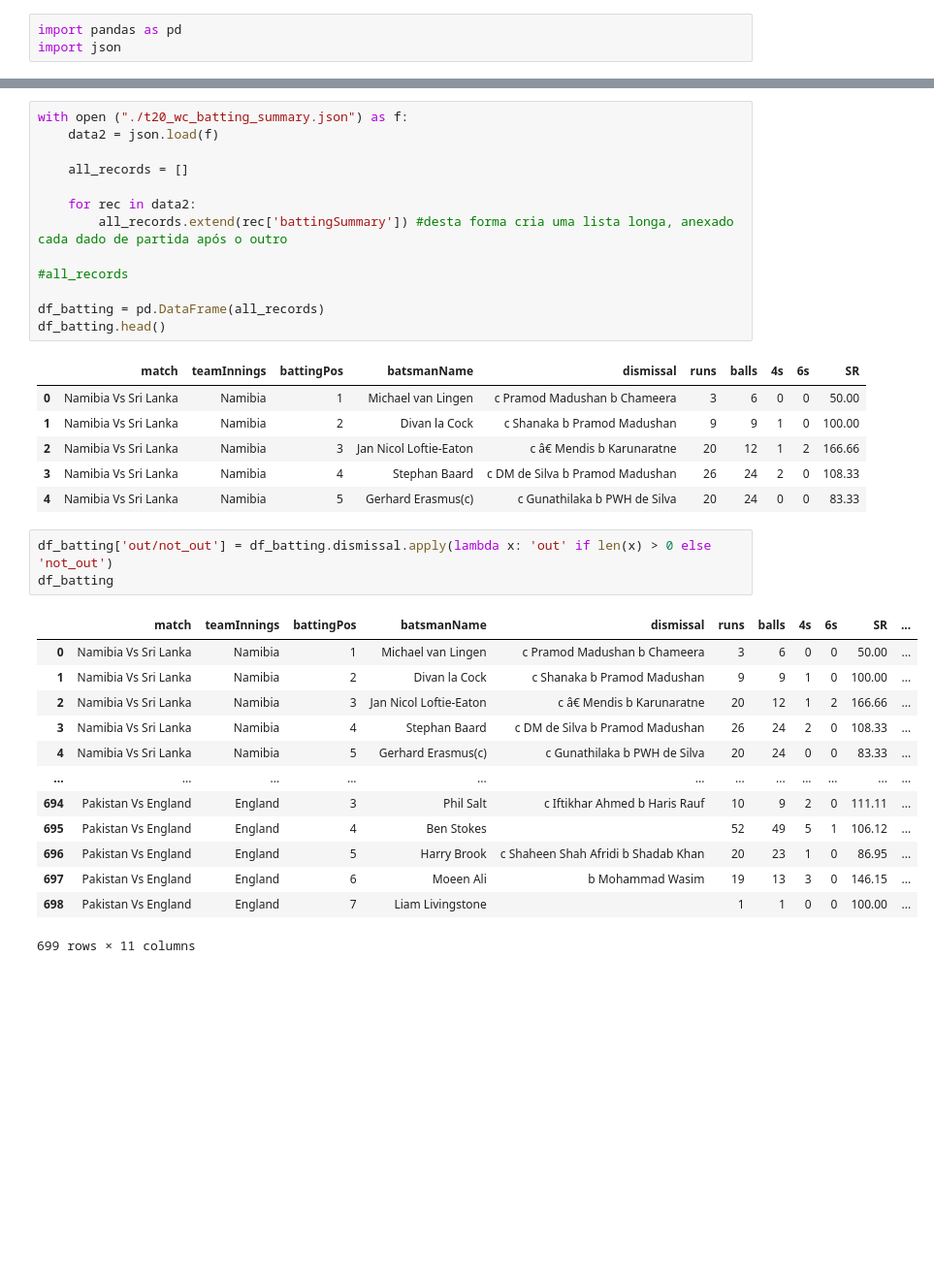
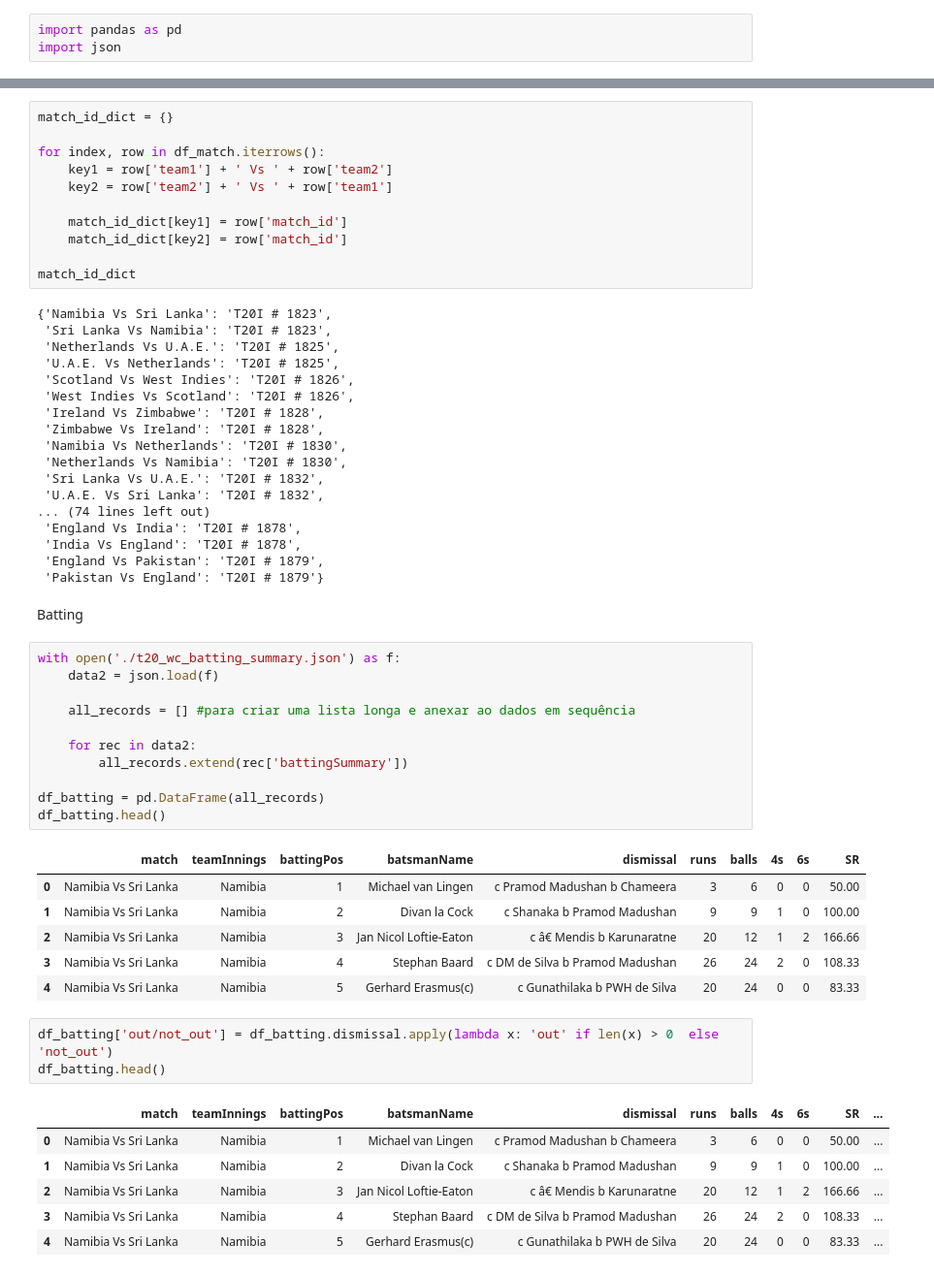
Before and after one commit to lucasplr/DataScience-Alura, a Jupyter notebook: Prática/02/pratica02.ipynb, the cells around one changed output, grey strips where cells are left out. Shown at 97% size. Saved outputs shown, nothing was run; the diff lists cells and outputs as text; blank space fills up the shorter version.

```diff
--- a/Prática/02/pratica02.ipynb
+++ b/Prática/02/pratica02.ipynb
@@ -29,13 +31,42 @@ df_match.to_csv('t20_match.csv', sep=';', index=False)
+# %%
+match_id_dict = {}
+
+for index, row in df_match.iterrows():
+    key1 = row['team1'] + ' Vs ' + row['team2']
+    key2 = row['team2'] + ' Vs ' + row['team1']
+
+    match_id_dict[key1] = row['match_id']
+    match_id_dict[key2] = row['match_id']
+
+match_id_dict
+# %% [output]
+{'Namibia Vs Sri Lanka': 'T20I # 1823',
+ 'Sri Lanka Vs Namibia': 'T20I # 1823',
+ 'Netherlands Vs U.A.E.': 'T20I # 1825',
+ 'U.A.E. Vs Netherlands': 'T20I # 1825',
+ 'Scotland Vs West Indies': 'T20I # 1826',
+ 'West Indies Vs Scotland': 'T20I # 1826',
+ 'Ireland Vs Zimbabwe': 'T20I # 1828',
+ 'Zimbabwe Vs Ireland': 'T20I # 1828',
+ 'Namibia Vs Netherlands': 'T20I # 1830',
+ 'Netherlands Vs Namibia': 'T20I # 1830',
+ 'Sri Lanka Vs U.A.E.': 'T20I # 1832',
+ 'U.A.E. Vs Sri Lanka': 'T20I # 1832',
+... (74 lines left out)
+ 'England Vs India': 'T20I # 1878',
+ 'India Vs England': 'T20I # 1878',
+ 'England Vs Pakistan': 'T20I # 1879',
+ 'Pakistan Vs England': 'T20I # 1879'}
+# %% [markdown]
+Batting
 # %%
-with open ("./t20_wc_batting_summary.json") as f:
+with open('./t20_wc_batting_summary.json') as f:
     data2 = json.load(f)
 
-    all_records = []
+    all_records = [] #para criar uma lista longa e anexar ao dados em sequência
 
     for rec in data2:
-        all_records.extend(rec['battingSummary']) #desta forma cria uma lista longa, anexado cada dado de partida após o outro
-
-#all_records
+        all_records.extend(rec['battingSummary'])
 
 df_batting = pd.DataFrame(all_records)
 df_batting.head()
@@ -47,20 +78,13 @@ df_batting.head()
 | 3 | Namibia Vs Sri Lanka | Namibia | 4 | Stephan Baard | c DM de Silva b Pramod Madushan | 26 | 24 | 2 | 0 | 108.33 |
 | 4 | Namibia Vs Sri Lanka | Namibia | 5 | Gerhard Erasmus(c) | c Gunathilaka b PWH de Silva | 20 | 24 | 0 | 0 | 83.33 |
 # %%
-df_batting['out/not_out'] = df_batting.dismissal.apply(lambda x: 'out' if len(x) > 0 else 'not_out')
-df_batting
+df_batting['out/not_out'] = df_batting.dismissal.apply(lambda x: 'out' if len(x) > 0  else 'not_out')
+df_batting.head()
 # %% [output]
 |  | match | teamInnings | battingPos | batsmanName | dismissal | runs | balls | 4s | 6s | SR | ... |
 | 0 | Namibia Vs Sri Lanka | Namibia | 1 | Michael van Lingen | c Pramod Madushan b Chameera | 3 | 6 | 0 | 0 | 50.00 | ... |
 | 1 | Namibia Vs Sri Lanka | Namibia | 2 | Divan la Cock | c Shanaka b Pramod Madushan | 9 | 9 | 1 | 0 | 100.00 | ... |
 | 2 | Namibia Vs Sri Lanka | Namibia | 3 | Jan Nicol Loftie-Eaton | c â€ Mendis b Karunaratne | 20 | 12 | 1 | 2 | 166.66 | ... |
 | 3 | Namibia Vs Sri Lanka | Namibia | 4 | Stephan Baard | c DM de Silva b Pramod Madushan | 26 | 24 | 2 | 0 | 108.33 | ... |
 | 4 | Namibia Vs Sri Lanka | Namibia | 5 | Gerhard Erasmus(c) | c Gunathilaka b PWH de Silva | 20 | 24 | 0 | 0 | 83.33 | ... |
-| ... | ... | ... | ... | ... | ... | ... | ... | ... | ... | ... | ... |
-| 694 | Pakistan Vs England | England | 3 | Phil Salt | c Iftikhar Ahmed b Haris Rauf | 10 | 9 | 2 | 0 | 111.11 | ... |
-| 695 | Pakistan Vs England | England | 4 | Ben Stokes |  | 52 | 49 | 5 | 1 | 106.12 | ... |
-| 696 | Pakistan Vs England | England | 5 | Harry Brook | c Shaheen Shah Afridi b Shadab Khan | 20 | 23 | 1 | 0 | 86.95 | ... |
-| 697 | Pakistan Vs England | England | 6 | Moeen Ali | b Mohammad Wasim | 19 | 13 | 3 | 0 | 146.15 | ... |
-| 698 | Pakistan Vs England | England | 7 | Liam Livingstone |  | 1 | 1 | 0 | 0 | 100.00 | ... |
-699 rows × 11 columns
 # %%
```
Also changed, not shown: parts of 19 cells of this notebook, 4 other files.
